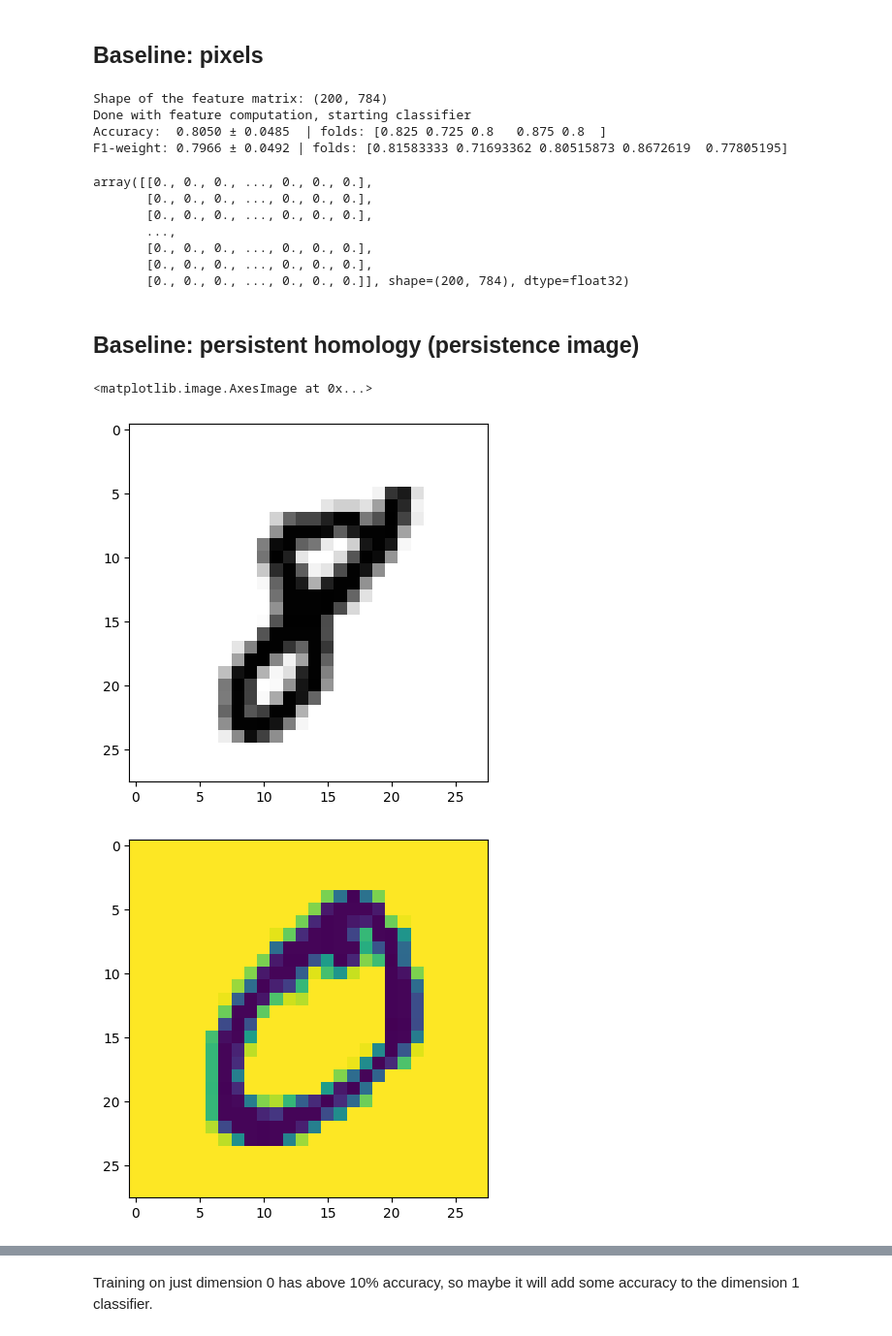
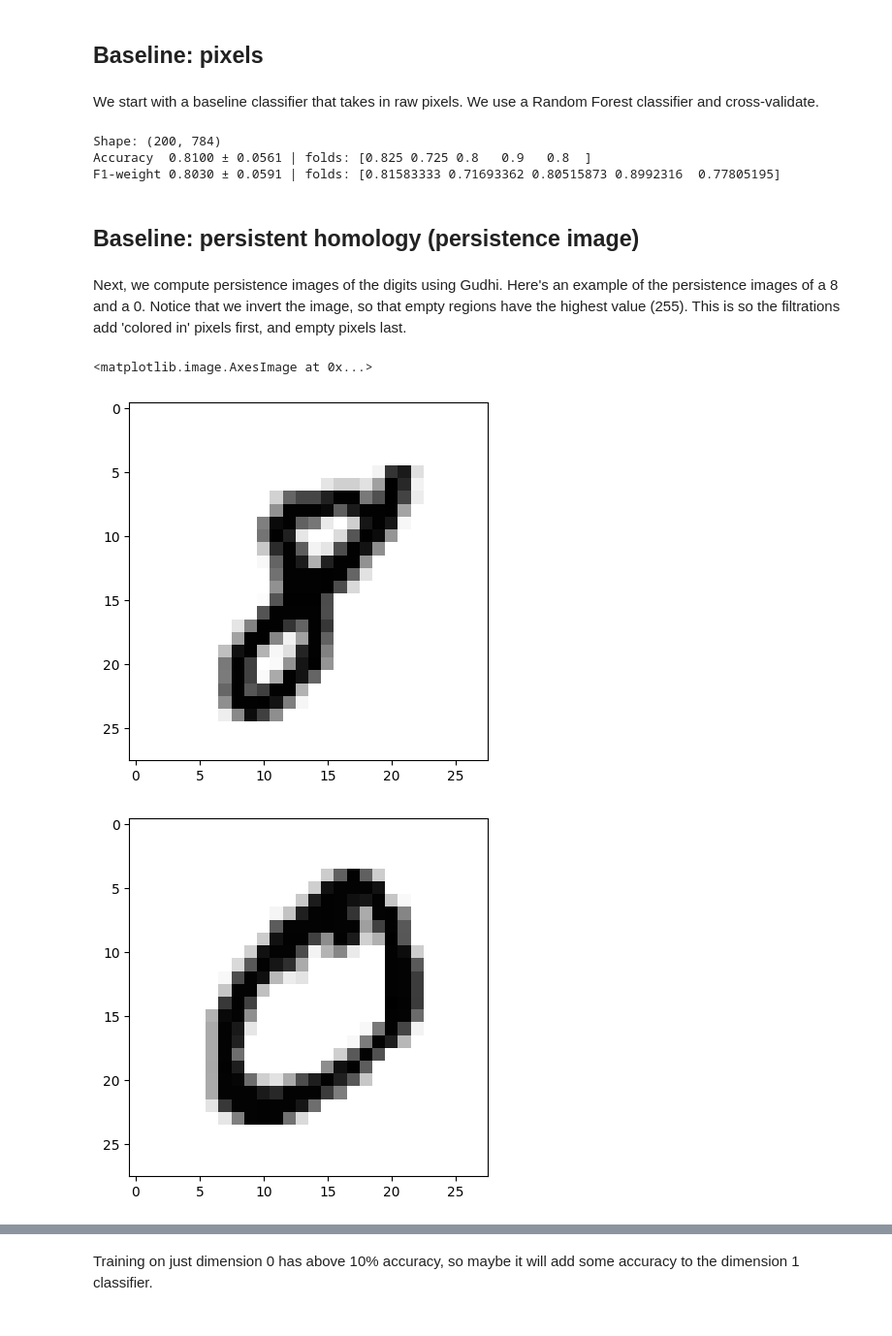
Before and after one commit to mmasque/persistent-laplacians, a Jupyter notebook: notebooks/cubical_complexes.ipynb, the cells around one changed output, grey strips where cells are left out. Shown at 97% size. Saved outputs shown, nothing was run; the diff lists cells and outputs as text; code cells hidden in the pictures.

```diff
--- a/notebooks/cubical_complexes.ipynb
+++ b/notebooks/cubical_complexes.ipynb
@@ -13,58 +17,55 @@ N_SAMPLES = 200  # number of MNIST images to use
 images_sample, y_sample = images[:N_SAMPLES], y[:N_SAMPLES]
 # %% [markdown]
 ## Baseline: pixels
+# %% [markdown]
+We start with a baseline classifier that takes in raw pixels. We use a Random Forest classifier and cross-validate.
 # %%
+import numpy as np
+from joblib import Parallel, delayed
 from sklearn.ensemble import RandomForestClassifier
 from sklearn.model_selection import StratifiedKFold, cross_validate
-from joblib import Parallel, delayed
-import numpy as np
 
 def cross_validation_parallel(feature_extractor, images, y):
-    # Parallel feature extraction across all CPU cores
-    X = Parallel(n_jobs=16, prefer="threads")(delayed(feature_extractor)(im) for im in images)
-    X = np.vstack(X)
-    print("Shape of the feature matrix:", X.shape)
+    # Process-based extraction (no GIL), then single parallel layer in CV
+    X = np.vstack(Parallel(n_jobs=-1, backend="loky")(
+        delayed(feature_extractor)(im) for im in images
+    ))
+    print("Shape:", X.shape)
 
-    # classifier + CV
-    clf = RandomForestClassifier(n_estimators=100, n_jobs=-1, random_state=42)
+    clf = RandomForestClassifier(n_estimators=100, n_jobs=1, random_state=42)
     cv = StratifiedKFold(n_splits=5, shuffle=True, random_state=42)
-    scores = cross_validate(clf, X, y, cv=cv, scoring=["accuracy", "f1_weighted"], n_jobs=-1, return_estimator=False)
+    scores = cross_validate(clf, X, y, cv=cv,
+                            scoring=["accuracy","f1_weighted"],
+                            n_jobs=-1, return_estimator=False)
 
-    acc_folds = scores["test_accuracy"]        # shape (5,)
-    f1w_folds = scores["test_f1_weighted"]     # shape (5,)
+    a, f = scores["test_accuracy"], scores["test_f1_weighted"]
+    print(f"Accuracy  {a.mean():.4f} ± {a.std():.4f} | folds: {a}")
+    print(f"F1-weight {f.mean():.4f} ± {f.std():.4f} | folds: {f}")
+    return X
 
-    print("Done with feature computation, starting classifier")
-    print(f"Accuracy:  {acc_folds.mean():.4f} ± {acc_folds.std():.4f}  | folds: {acc_folds}")
-    print(f"F1-weight: {f1w_folds.mean():.4f} ± {f1w_folds.std():.4f} | folds: {f1w_folds}")
-    return X
 def get_raw_pixels(img):
     return np.asarray(img, dtype=np.float32).ravel()
 
-cross_validation_parallel(get_raw_pixels, images_sample, y_sample)
+_ = cross_validation_parallel(get_raw_pixels, images_sample, y_sample)
 # %% [output]
-Shape of the feature matrix: (200, 784)
-Done with feature computation, starting classifier
-Accuracy:  0.8050 ± 0.0485  | folds: [0.825 0.725 0.8   0.875 0.8  ]
-F1-weight: 0.7966 ± 0.0492 | folds: [0.81583333 0.71693362 0.80515873 0.8672619  0.77805195]
+Shape: (200, 784)
+Accuracy  0.8100 ± 0.0561 | folds: [0.825 0.725 0.8   0.9   0.8  ]
+F1-weight 0.8030 ± 0.0591 | folds: [0.81583333 0.71693362 0.80515873 0.8992316  0.77805195]
-array([[0., 0., 0., ..., 0., 0., 0.],
-       [0., 0., 0., ..., 0., 0., 0.],
-       [0., 0., 0., ..., 0., 0., 0.],
-       ...,
-       [0., 0., 0., ..., 0., 0., 0.],
-       [0., 0., 0., ..., 0., 0., 0.],
-       [0., 0., 0., ..., 0., 0., 0.]], shape=(200, 784), dtype=float32)
 # %% [markdown]
 ## Baseline: persistent homology (persistence image)
+# %% [markdown]
+Next, we compute persistence images of the digits using Gudhi. Here's an example of the persistence images of a 8 and a 0.
+Notice that we invert the image, so that empty regions have the highest value (255). This is so the filtrations add 'colored in' pixels first, and empty pixels last.
 # %%
 import matplotlib.pyplot as plt
 img_8 = images_sample[17].astype(float)
 img_8 = 255.0 - img_8  # superlevel via negation
 plt.imshow(img_8, cmap='gray')
 plt.figure()
 img_0 = images_sample[1].astype(float)
 img_0 = 255.0 - img_0  # superlevel via negation
-plt.imshow(img_0)
+plt.imshow(img_0, cmap='gray')
 # %% [output]
 <matplotlib.image.AxesImage at 0x...>
 [figure]
-[figure, old version]
+[figure, new version]
```
Also changed, not shown: parts of 48 cells of this notebook, 2 other files.
